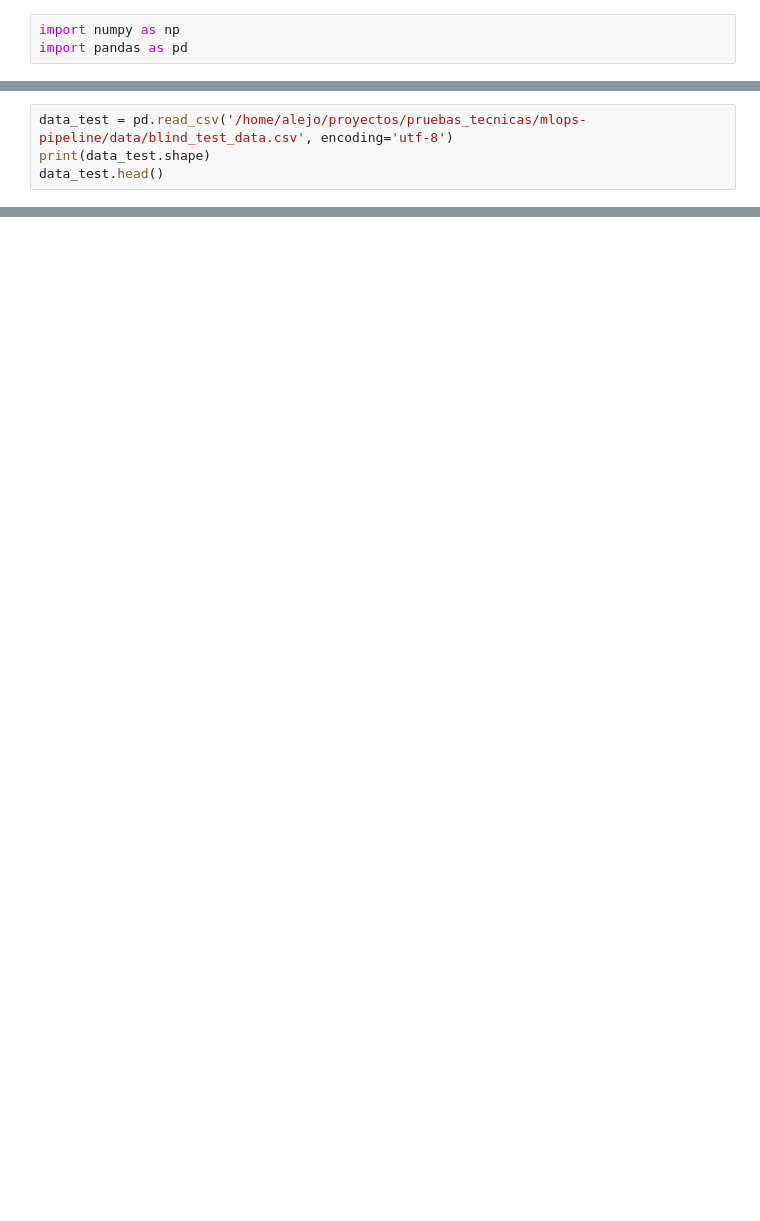
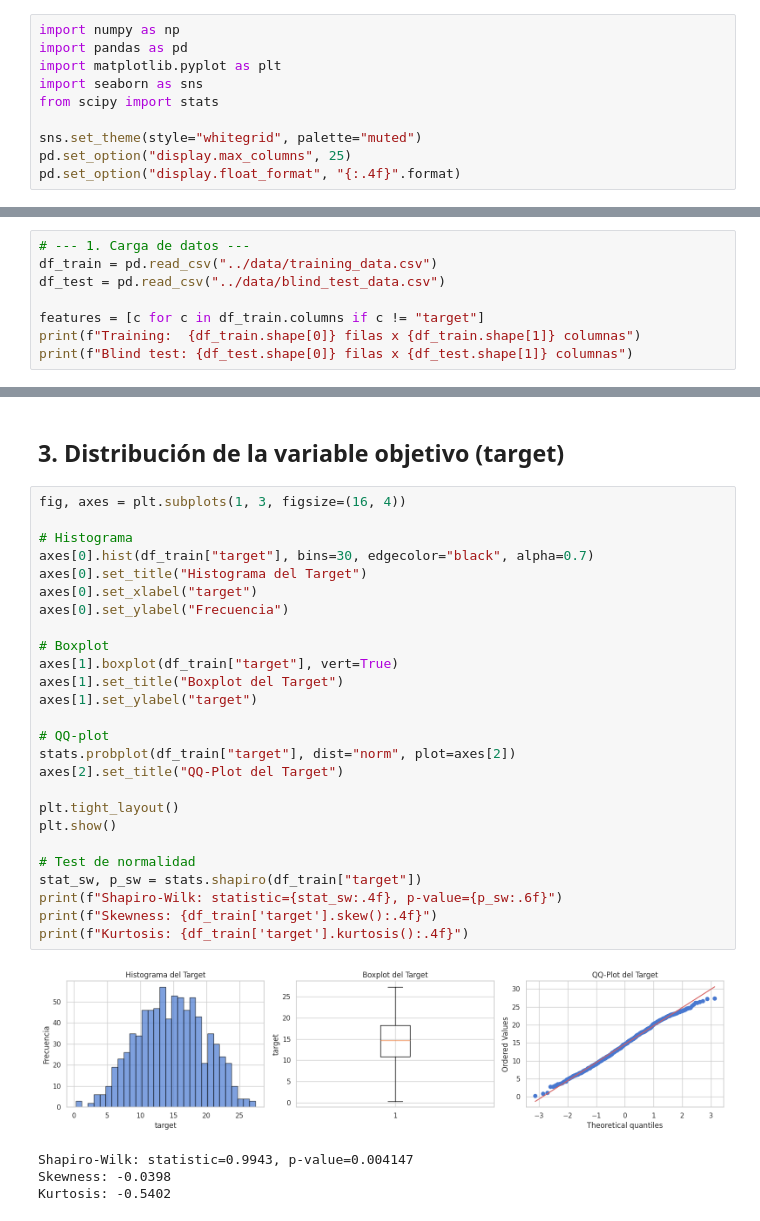
Before and after one commit to alejortizp/MLOps-Pipeline-, a Jupyter notebook: notebooks/data_analisys.ipynb, the cells around one changed output, grey strips where cells are left out. Saved outputs shown, nothing was run; the diff lists cells and outputs as text; blank space fills up the shorter version.

Commit message:
analisis exploratorio de datos EDA

```diff
--- a/notebooks/data_analisys.ipynb
+++ b/notebooks/data_analisys.ipynb
@@ -1,3 +3,10 @@
 # %%
 import numpy as np
 import pandas as pd
+import matplotlib.pyplot as plt
+import seaborn as sns
+from scipy import stats
+
+sns.set_theme(style="whitegrid", palette="muted")
+pd.set_option("display.max_columns", 25)
+pd.set_option("display.float_format", "{:.4f}".format)
@@ -4,5 +15,9 @@ import pandas as pd
 # %%
-data_test = pd.read_csv('/home/alejo/proyectos/pruebas_tecnicas/mlops-pipeline/data/blind_test_data.csv', encoding='utf-8')
-print(data_test.shape)
-data_test.head()
+# --- 1. Carga de datos ---
+df_train = pd.read_csv("../data/training_data.csv")
+df_test = pd.read_csv("../data/blind_test_data.csv")
+
+features = [c for c in df_train.columns if c != "target"]
+print(f"Training:  {df_train.shape[0]} filas x {df_train.shape[1]} columnas")
+print(f"Blind test: {df_test.shape[0]} filas x {df_test.shape[1]} columnas")
 # %% [output]
@@ -28,0 +83,33 @@ data_training.head()
+# %% [markdown]
+## 3. Distribución de la variable objetivo (target)
+# %%
+fig, axes = plt.subplots(1, 3, figsize=(16, 4))
+
+# Histograma
+axes[0].hist(df_train["target"], bins=30, edgecolor="black", alpha=0.7)
+axes[0].set_title("Histograma del Target")
+axes[0].set_xlabel("target")
+axes[0].set_ylabel("Frecuencia")
+
+# Boxplot
+axes[1].boxplot(df_train["target"], vert=True)
+axes[1].set_title("Boxplot del Target")
+axes[1].set_ylabel("target")
+
+# QQ-plot
+stats.probplot(df_train["target"], dist="norm", plot=axes[2])
+axes[2].set_title("QQ-Plot del Target")
+
+plt.tight_layout()
+plt.show()
+
+# Test de normalidad
+stat_sw, p_sw = stats.shapiro(df_train["target"])
+print(f"Shapiro-Wilk: statistic={stat_sw:.4f}, p-value={p_sw:.6f}")
+print(f"Skewness: {df_train['target'].skew():.4f}")
+print(f"Kurtosis: {df_train['target'].kurtosis():.4f}")
+# %% [output]
+[figure, added]
+Shapiro-Wilk: statistic=0.9943, p-value=0.004147
+Skewness: -0.0398
+Kurtosis: -0.5402
```
Also changed, not shown: parts of 31 cells of this notebook, 2 other files.
